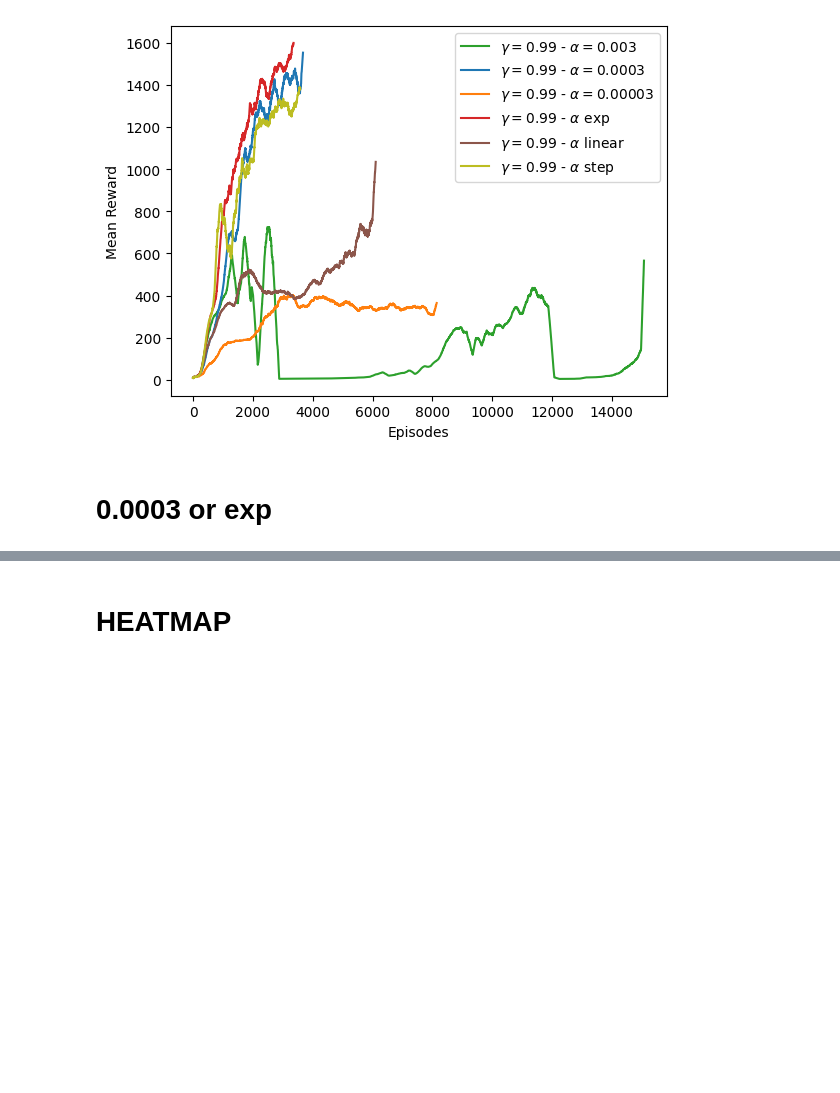
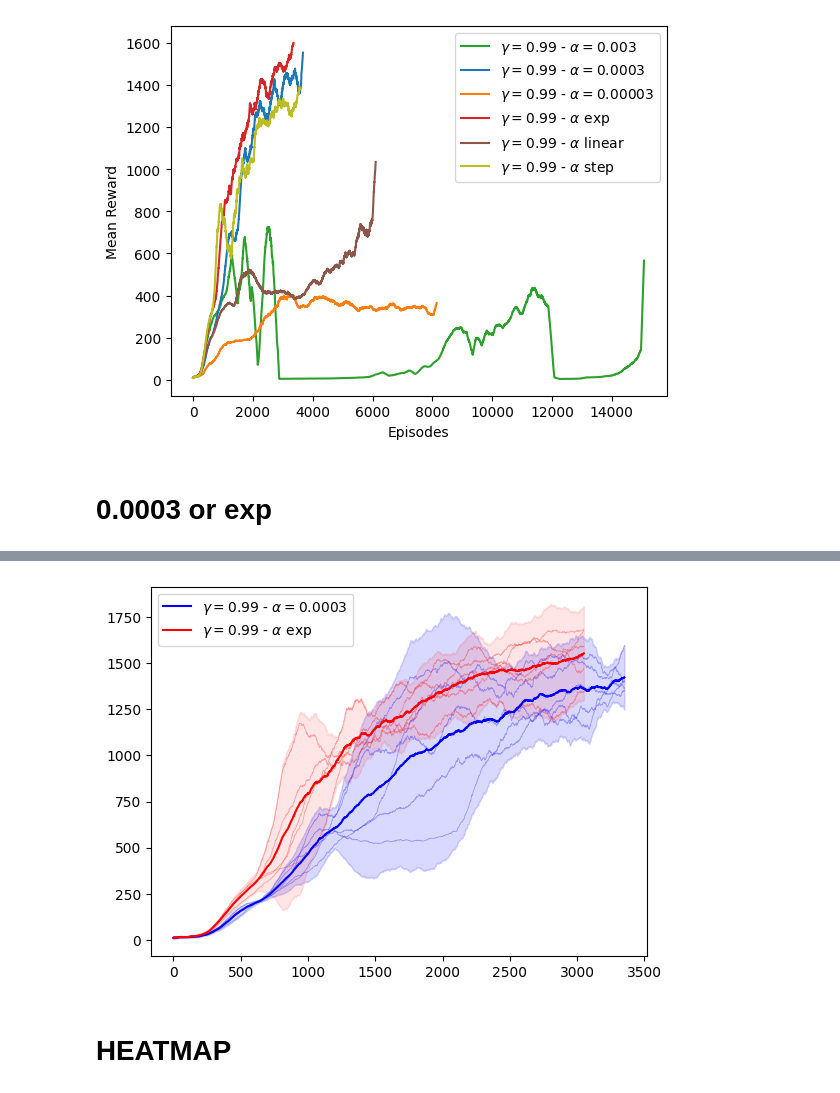
Before and after one commit to florentin1304/robotlearning_project, a Jupyter notebook: plots.ipynb, the cells around one changed output, grey strips where cells are left out. Cells and saved outputs as stored; diff of their text form; code cells hidden in the pictures; blank space fills up the shorter version.

Commit message:
added red and blue lines

```diff
--- a/plots.ipynb
+++ b/plots.ipynb
@@ -297,0 +270,91 @@ plt.show()
+# %%
+def plot_train_reward():
+    tournaments = 5
+
+    fixed_lr_curves = []
+    exp_lr_curves = []
+
+    for t in range(tournaments):
+        train_log_dir = os.path.join(os.getcwd(), "hyperparams_tuning/logs")
+        file = os.path.join(train_log_dir, f"ppo_source_lr0.0003_gamma0.99_{t}.monitor.csv")
+
+        with open(file, newline="", encoding="ISO-8859-1") as filecsv:
+            lettore = csv.reader(filecsv,delimiter=";")
+            next(lettore) #skip header
+            next(lettore)
+            reward = []
+            mean_reward = []
+            for i, row in enumerate(lettore):
+                r = float(row[0].split(',')[0])
+                reward.append(r)
+                r_mean = np.mean(reward[max(0, i-200):])
+                mean_reward.append(r_mean)
+            fixed_lr_curves.append(mean_reward)
+
+    for t in range(tournaments):
+        train_log_dir = os.path.join(os.getcwd(), "hyperparams_tuning/logs")
+        file = os.path.join(train_log_dir, f"ppo_source_lrexp_scheduler_gamma0.99_{t}.monitor.csv")
+
+        with open(file, newline="", encoding="ISO-8859-1") as filecsv:
+            lettore = csv.reader(filecsv,delimiter=";")
+            next(lettore) #skip header
+            next(lettore)
+            reward = []
+            mean_reward = []
+            for i, row in enumerate(lettore):
+                r = float(row[0].split(',')[0])
+                reward.append(r)
+                r_mean = np.mean(reward[max(0, i-200):])
+                mean_reward.append(r_mean)
+            exp_lr_curves.append(mean_reward)
+
+    fixed_min_len = len(fixed_lr_curves[0])
+    for c in fixed_lr_curves:
+        if len(c) < fixed_min_len:
+            fixed_min_len = len(c)
+
+    exp_min_len = len(exp_lr_curves[0])
+    for c in exp_lr_curves:
+        if len(c) < exp_min_len:
+            exp_min_len = len(c)
+
+    print(f"{fixed_min_len=}, {exp_min_len=}")
+
+    fixed_lr_data = []
+    exp_lr_data = []
+
+    for c in fixed_lr_curves:
+        fixed_lr_data.append(c[:fixed_min_len])
+
+        # HERE ARE PLOTTED ALL CURVES
+        plt.plot(c[:fixed_min_len], color="blue", alpha=0.3, linewidth=0.6)
+
+
+
+    for c in exp_lr_curves:
+        exp_lr_data.append(c[:exp_min_len])
+
+        # HERE ARE PLOTTED ALL CURVES
+        plt.plot(c[:exp_min_len], color='red', alpha=0.3, linewidth=0.6)
+
+
+    fixed_lr_data = np.array(fixed_lr_data)
+    exp_lr_data = np.array(exp_lr_data)
+
+    fixed_lr_mean = np.mean(fixed_lr_data.T, axis=1)
+    exp_lr_mean = np.mean(exp_lr_data.T, axis=1)
+
+    fixed_lr_std = np.std(fixed_lr_data.T, axis=1)
+    exp_lr_std = np.std(exp_lr_data.T, axis=1)
+
+
+    # HERE ARE PLOTTED MEAN CURVES
+    plt.plot(fixed_lr_mean, color="blue",  label= r'$\gamma=0.99$ - $\alpha=0.0003$')
+    plt.plot(exp_lr_mean, color="red",  label= r'$\gamma=0.99$ - $\alpha$ exp')
+    plt.fill_between(range(fixed_min_len), fixed_lr_mean - 1.96 * fixed_lr_std, fixed_lr_mean + 1.96 * fixed_lr_std, color="blue", alpha=0.15, label="")
+    plt.fill_between(range(exp_min_len), exp_lr_mean - 1.96 * exp_lr_std, exp_lr_mean + 1.96 * exp_lr_std, color="red", alpha=0.1, label="")
+    plt.legend()
+    plt.show()
+
+plot_train_reward()
+# %% [output]
@@ -298,3 +362,4 @@ plt.show()
+[figure, added]
 # %% [markdown]
 # HEATMAP
 # %%
```
Also changed, not shown: parts of 3 cells of this notebook.
